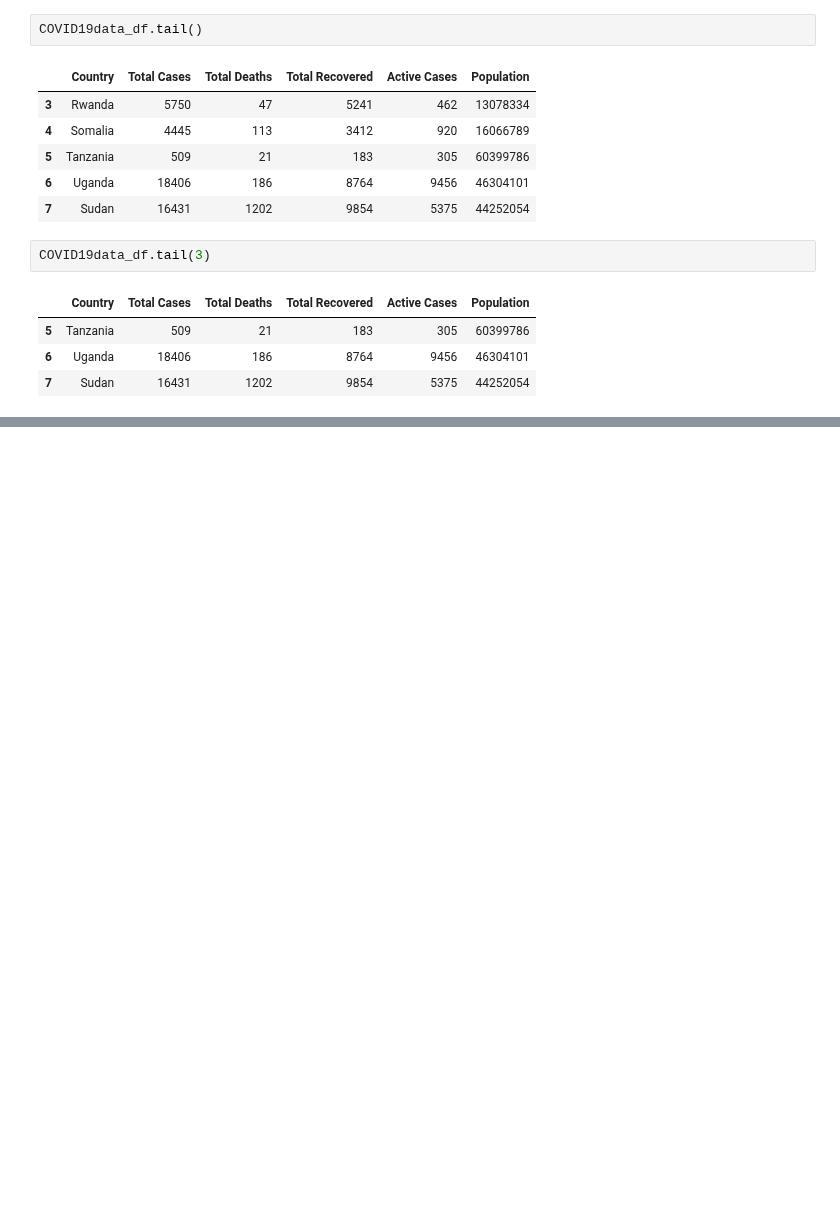
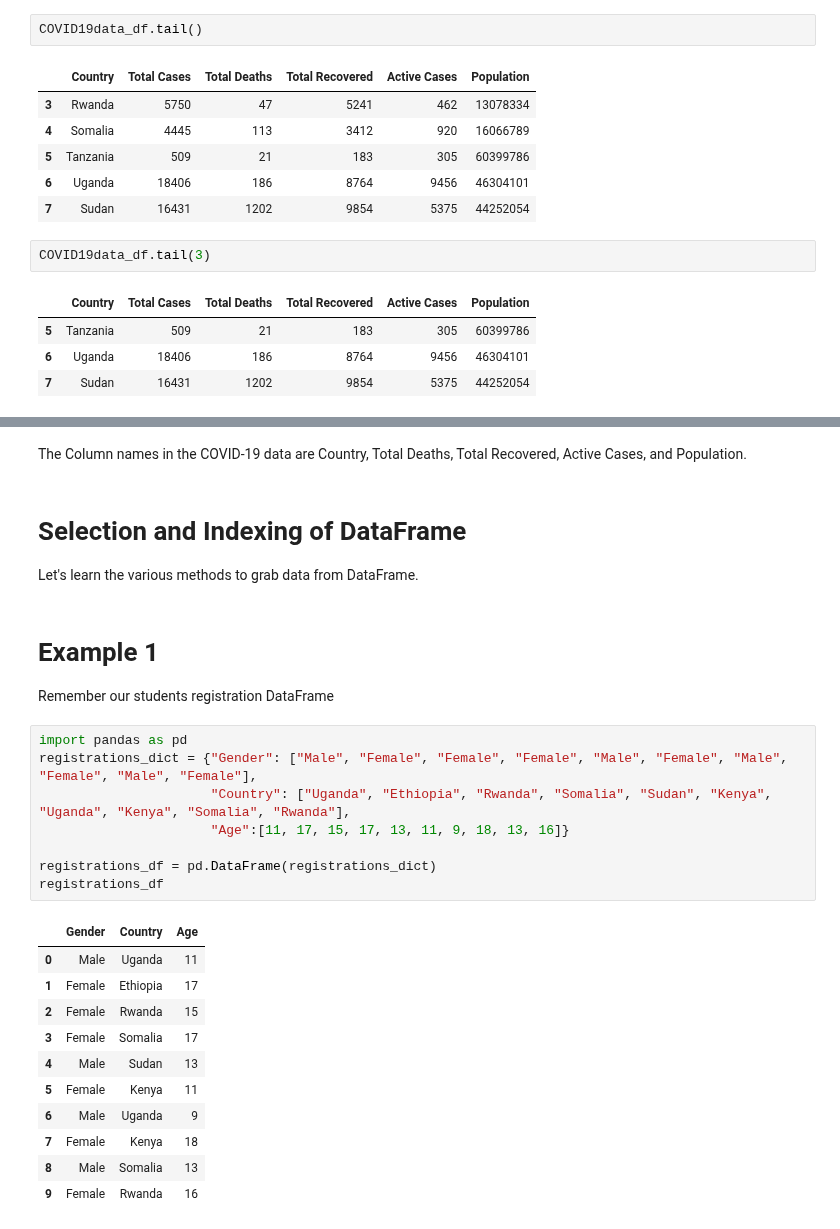
Before and after one commit to Muhammed1978/Amazon-Product-Review-Analysis, a Jupyter notebook: DataAnalysis_Pandas0.ipynb, the cells around one changed output, grey strips where cells are left out. Saved outputs shown, nothing was run; the diff lists cells and outputs as text; blank space fills up the shorter version.

```diff
--- a/DataAnalysis_Pandas0.ipynb
+++ b/DataAnalysis_Pandas0.ipynb
@@ -387,0 +527,30 @@ COVID19data_df.tail(3)
+# %% [markdown]
+The Column names in the COVID-19 data are Country, Total Deaths, Total Recovered, Active Cases, and Population.
+# %% [markdown]
+# Selection and Indexing of DataFrame
+
+Let's learn the various methods to grab data from  DataFrame.
+# %% [markdown]
+# Example 1
+
+Remember our students registration DataFrame
+# %%
+import pandas as pd
+registrations_dict = {"Gender": ["Male", "Female", "Female", "Female", "Male", "Female", "Male", "Female", "Male", "Female"],
+                      "Country": ["Uganda", "Ethiopia", "Rwanda", "Somalia", "Sudan", "Kenya", "Uganda", "Kenya", "Somalia", "Rwanda"],
+                      "Age":[11, 17, 15, 17, 13, 11, 9, 18, 13, 16]}
+
+registrations_df = pd.DataFrame(registrations_dict)
+registrations_df
+# %% [output]
+|  | Gender | Country | Age |
+| 0 | Male | Uganda | 11 |
+| 1 | Female | Ethiopia | 17 |
+| 2 | Female | Rwanda | 15 |
+| 3 | Female | Somalia | 17 |
+| 4 | Male | Sudan | 13 |
+| 5 | Female | Kenya | 11 |
+| 6 | Male | Uganda | 9 |
+| 7 | Female | Kenya | 18 |
+| 8 | Male | Somalia | 13 |
+| 9 | Female | Rwanda | 16 |
```
Also changed, not shown: parts of 32 cells of this notebook.
